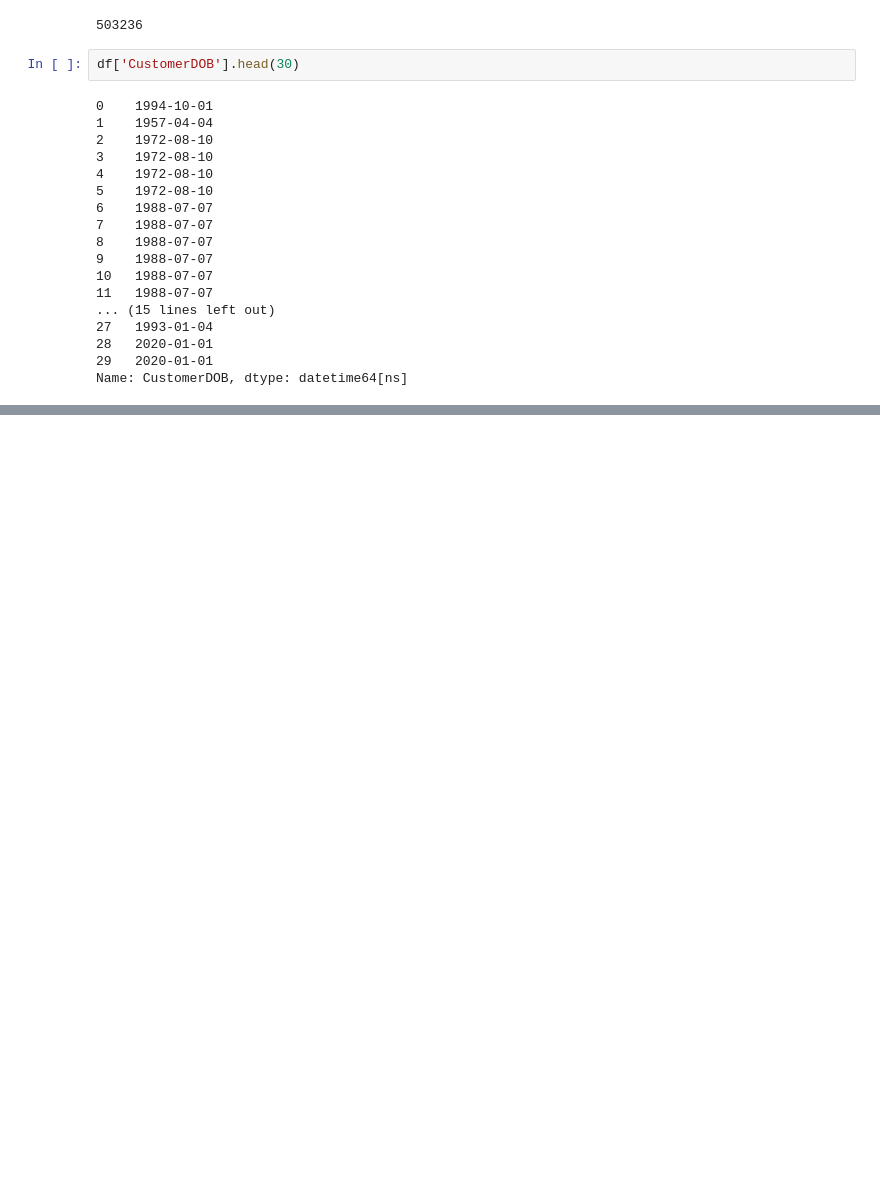
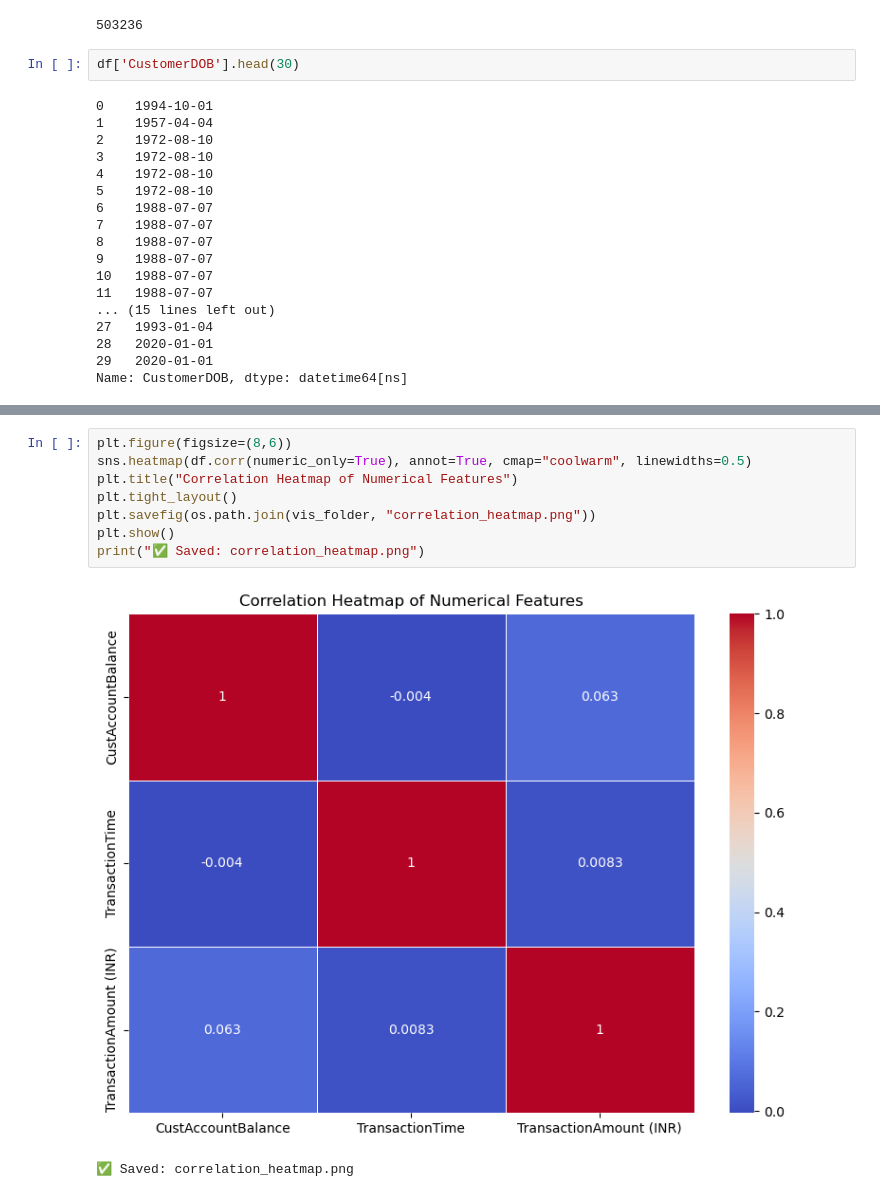
Before and after one commit to Rugiatu2023/banking_project, a Jupyter notebook: notebook/Untitled.ipynb, the cells around one changed output, grey strips where cells are left out. Saved outputs shown, nothing was run; the diff lists cells and outputs as text; blank space fills up the shorter version.

```diff
--- a/notebook/Untitled.ipynb
+++ b/notebook/Untitled.ipynb
@@ -647,0 +539,11 @@ df.head(3)
+# %%
+plt.figure(figsize=(8,6))
+sns.heatmap(df.corr(numeric_only=True), annot=True, cmap="coolwarm", linewidths=0.5)
+plt.title("Correlation Heatmap of Numerical Features")
+plt.tight_layout()
+plt.savefig(os.path.join(vis_folder, "correlation_heatmap.png"))
+plt.show()
+print("✅ Saved: correlation_heatmap.png")
+# %% [output]
+[figure, added]
+✅ Saved: correlation_heatmap.png
```
Also changed, not shown: parts of 74 cells of this notebook, 19 other files.
